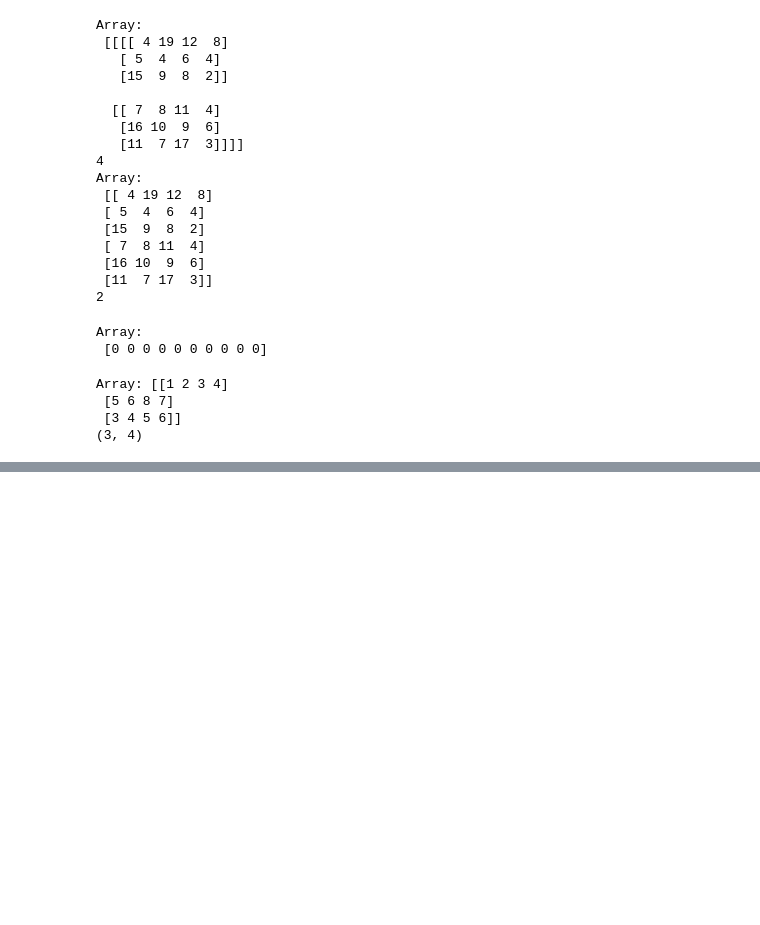
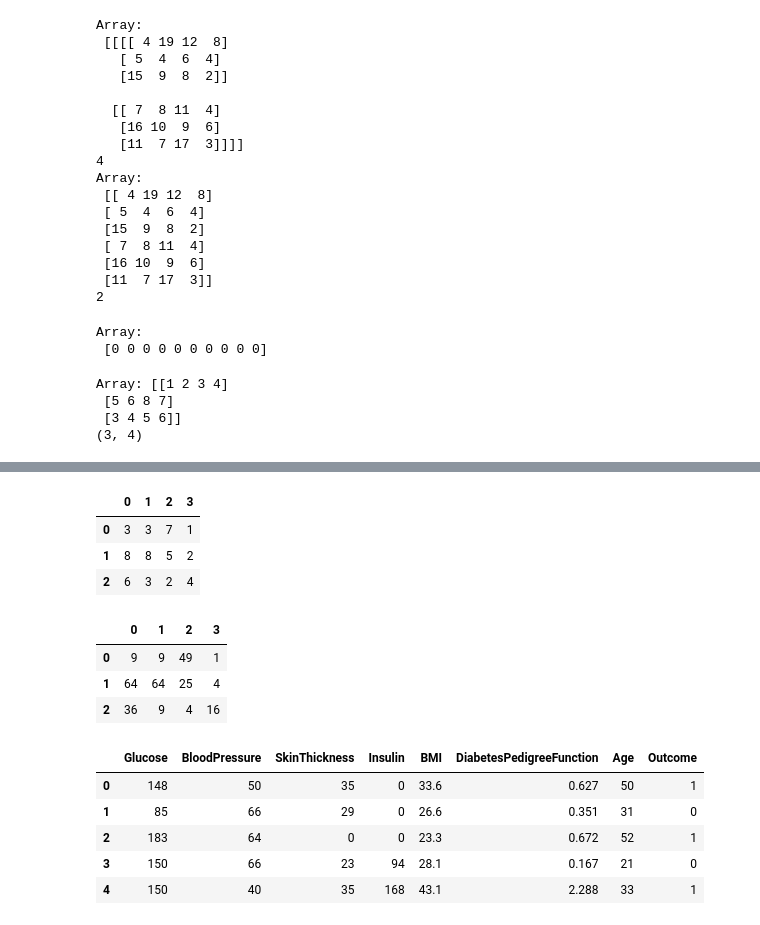
Before and after one commit to abhishek2young/Assignment, a Jupyter notebook: Python_2.ipynb, the cells around one changed output, grey strips where cells are left out. Saved outputs shown, nothing was run; the diff lists cells and outputs as text; code cells hidden in the pictures; blank space fills up the shorter version.

```diff
--- a/Python_2.ipynb
+++ b/Python_2.ipynb
@@ -764,0 +1189,25 @@ Array: [[1 2 3 4]
+# %%
+df = pd.DataFrame(np.random.randint(1,9,size=(3,4)))
+df
+# %% [output]
+|  | 0 | 1 | 2 | 3 |
+| 0 | 3 | 3 | 7 | 1 |
+| 1 | 8 | 8 | 5 | 2 |
+| 2 | 6 | 3 | 2 | 4 |
+# %%
+df.apply(lambda x : x**2)
+# %% [output]
+|  | 0 | 1 | 2 | 3 |
+| 0 | 9 | 9 | 49 | 1 |
+| 1 | 64 | 64 | 25 | 4 |
+| 2 | 36 | 9 | 4 | 16 |
+# %%
+df = pd.read_csv("diabetes.csv")
+df.head()
+# %% [output]
+|  | Glucose | BloodPressure | SkinThickness | Insulin | BMI | DiabetesPedigreeFunction | Age | Outcome |
+| 0 | 148 | 50 | 35 | 0 | 33.6 | 0.627 | 50 | 1 |
+| 1 | 85 | 66 | 29 | 0 | 26.6 | 0.351 | 31 | 0 |
+| 2 | 183 | 64 | 0 | 0 | 23.3 | 0.672 | 52 | 1 |
+| 3 | 150 | 66 | 23 | 94 | 28.1 | 0.167 | 21 | 0 |
+| 4 | 150 | 40 | 35 | 168 | 43.1 | 2.288 | 33 | 1 |
```
Also changed, not shown: parts of 55 cells of this notebook, 1 other file.
